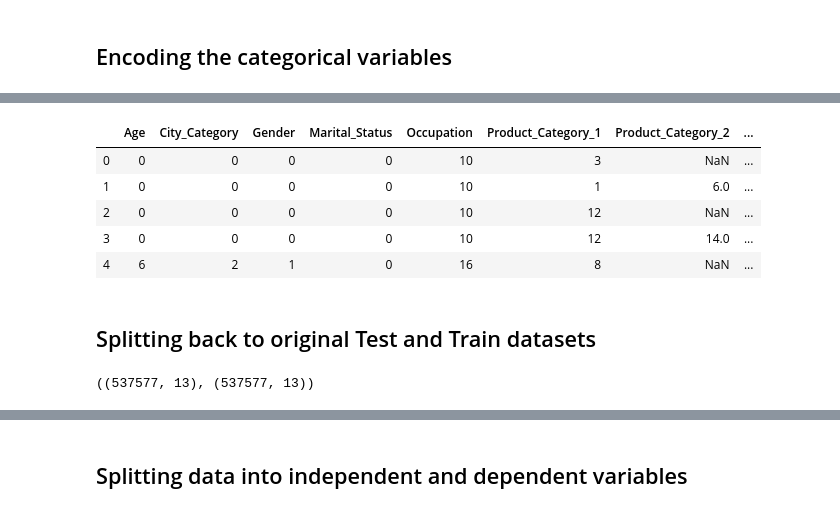
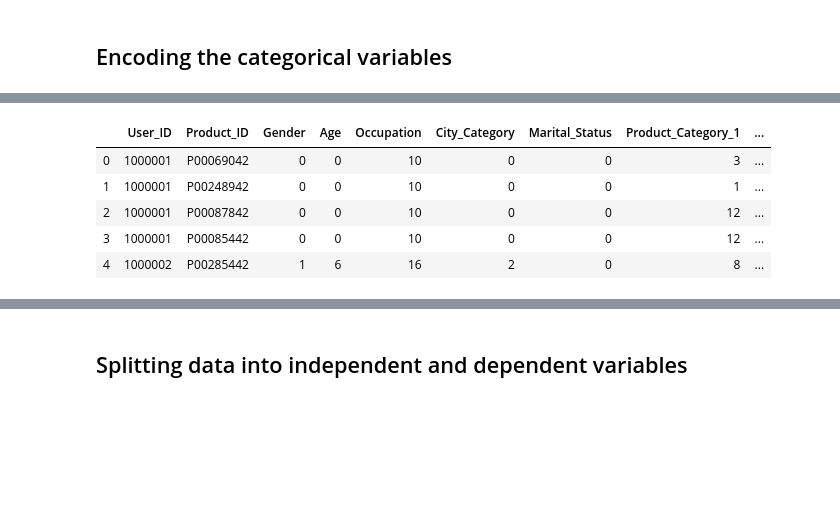
Before and after one commit to nanthasnk/Black-Friday-Sales-Prediction, a Jupyter notebook: Black Friday Sales Prediction.ipynb, the cells around one changed output, grey strips where cells are left out. Drawn from its saved outputs; the diff is of its cells as text; code cells hidden in the pictures; blank space fills up the shorter version.

```diff
--- a/Black Friday Sales Prediction.ipynb
+++ b/Black Friday Sales Prediction.ipynb
@@ -440,2 +401,5 @@ df_enc = df.copy()
+# %%
+#Dummy Variables:
+df = pd.get_dummies(df, columns=['Stay_In_Current_City_Years'])
 # %% [markdown]
 ## Encoding the categorical variables
@@ -452,6 +407,6 @@ df_enc.head()
 from sklearn.preprocessing import LabelEncoder
 lr = LabelEncoder()
 # %%
-df_enc['Gender'] = lr.fit_transform(df_enc['Gender'])
+df['Gender'] = lr.fit_transform(df['Gender'])
 # %%
-df_enc['Age'] = lr.fit_transform(df_enc['Age'])
+df['Age'] = lr.fit_transform(df['Age'])
@@ -460,13 +413,11 @@ df_enc['Stay_In_Current_City_Years'] = df_enc['Stay_In_Current_City_Years'].repl
 # %%
-df_enc['City_Category'] = lr.fit_transform(df_enc['City_Category'])
+df['City_Category'] = lr.fit_transform(df['City_Category'])
 # %%
-df_enc.head()
+df.head()
 # %% [output]
-|  | Age | City_Category | Gender | Marital_Status | Occupation | Product_Category_1 | Product_Category_2 | ... |
-| 0 | 0 | 0 | 0 | 0 | 10 | 3 | NaN | ... |
-| 1 | 0 | 0 | 0 | 0 | 10 | 1 | 6.0 | ... |
-| 2 | 0 | 0 | 0 | 0 | 10 | 12 | NaN | ... |
-| 3 | 0 | 0 | 0 | 0 | 10 | 12 | 14.0 | ... |
-| 4 | 6 | 2 | 1 | 0 | 16 | 8 | NaN | ... |
+|  | User_ID | Product_ID | Gender | Age | Occupation | City_Category | Marital_Status | Product_Category_1 | ... |
+| 0 | 1000001 | P00069042 | 0 | 0 | 10 | 0 | 0 | 3 | ... |
+| 1 | 1000001 | P00248942 | 0 | 0 | 10 | 0 | 0 | 1 | ... |
+| 2 | 1000001 | P00087842 | 0 | 0 | 10 | 0 | 0 | 12 | ... |
+| 3 | 1000001 | P00085442 | 0 | 0 | 10 | 0 | 0 | 12 | ... |
+| 4 | 1000002 | P00285442 | 1 | 6 | 16 | 2 | 0 | 8 | ... |
-# %% [markdown]
-## Splitting back to original Test and Train datasets
@@ -476,5 +424 @@ test_df = df_enc[df_enc['src']=="Train"]
-# %%
-train_df.shape,test_df.shape
-# %% [output]
-((537577, 13), (537577, 13))
 # %%
```
Also changed, not shown: parts of 121 cells of this notebook.
